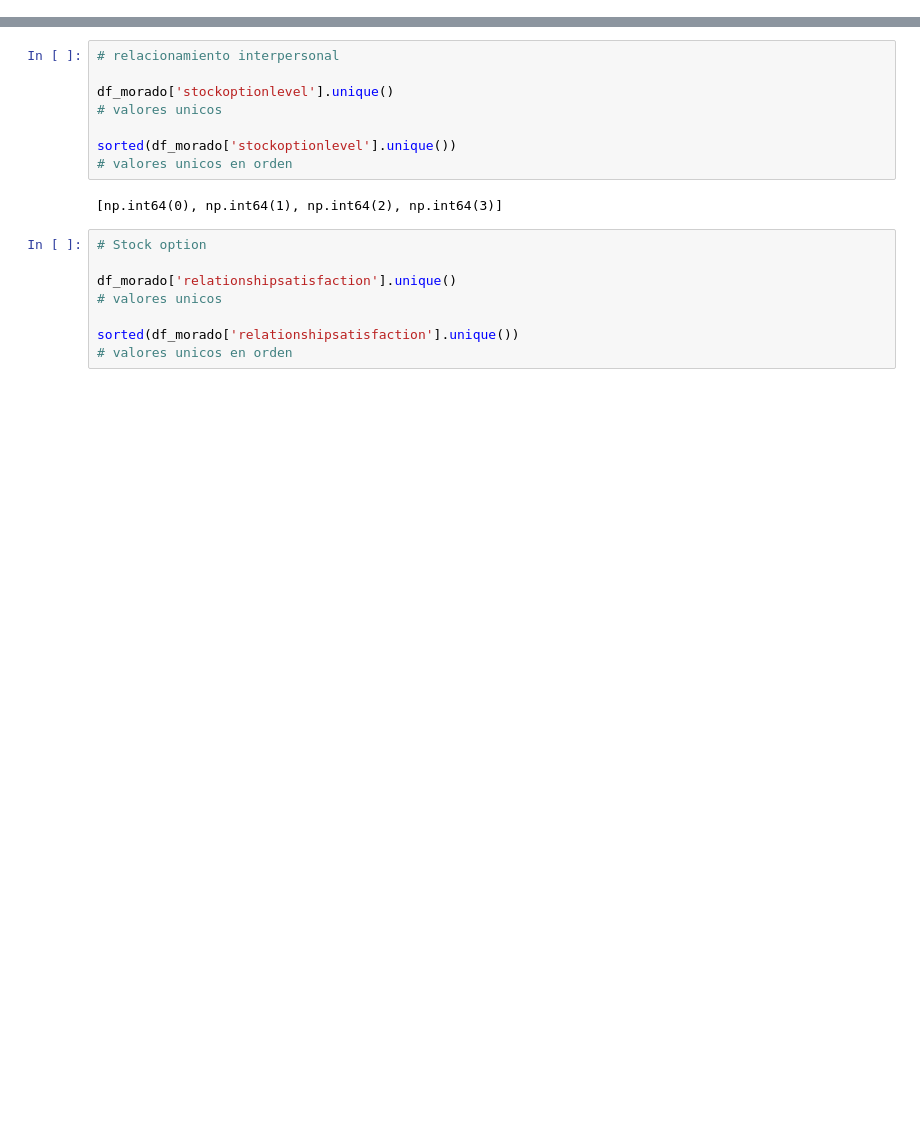
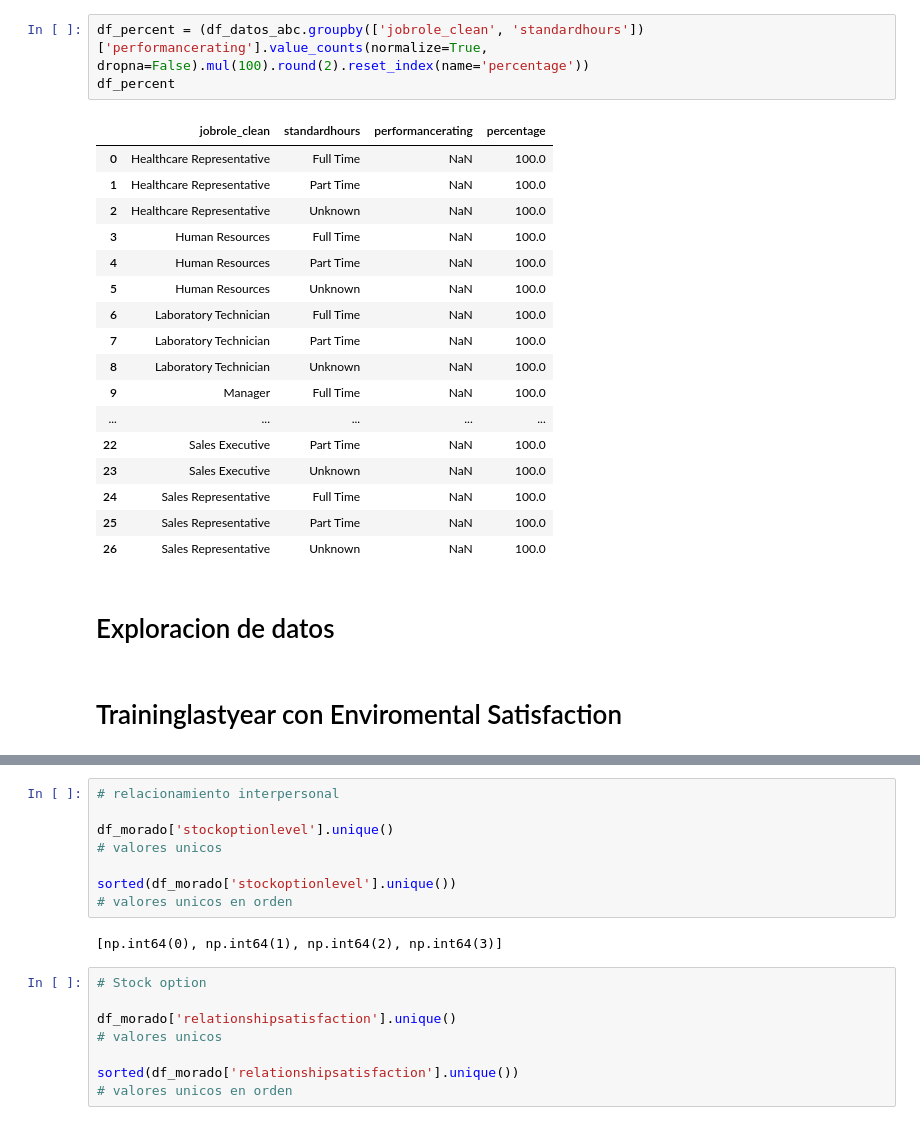
Before and after one commit to ana-nobre/Talent-Optimization-for-Corporation-HR-Data-Analytics, a Jupyter notebook: exploracion_morado.ipynb, the cells around one changed output, grey strips where cells are left out. Cells and saved outputs as stored; diff of their text form; blank space fills up the shorter version.

```diff
--- a/exploracion_morado.ipynb
+++ b/exploracion_morado.ipynb
@@ -26,0 +155,25 @@ Index(['age', 'attrition', 'businesstravel', 'dailyrate', 'department', 'distanc
+# %%
+df_percent = (df_datos_abc.groupby(['jobrole_clean', 'standardhours'])['performancerating'].value_counts(normalize=True, dropna=False).mul(100).round(2).reset_index(name='percentage'))
+df_percent
+# %% [output]
+|  | jobrole_clean | standardhours | performancerating | percentage |
+| 0 | Healthcare Representative | Full Time | NaN | 100.0 |
+| 1 | Healthcare Representative | Part Time | NaN | 100.0 |
+| 2 | Healthcare Representative | Unknown | NaN | 100.0 |
+| 3 | Human Resources | Full Time | NaN | 100.0 |
+| 4 | Human Resources | Part Time | NaN | 100.0 |
+| 5 | Human Resources | Unknown | NaN | 100.0 |
+| 6 | Laboratory Technician | Full Time | NaN | 100.0 |
+| 7 | Laboratory Technician | Part Time | NaN | 100.0 |
+| 8 | Laboratory Technician | Unknown | NaN | 100.0 |
+| 9 | Manager | Full Time | NaN | 100.0 |
+| ... | ... | ... | ... | ... |
+| 22 | Sales Executive | Part Time | NaN | 100.0 |
+| 23 | Sales Executive | Unknown | NaN | 100.0 |
+| 24 | Sales Representative | Full Time | NaN | 100.0 |
+| 25 | Sales Representative | Part Time | NaN | 100.0 |
+| 26 | Sales Representative | Unknown | NaN | 100.0 |
+# %% [markdown]
+# Exploracion de datos
+# %% [markdown]
+# Traininglastyear con Enviromental Satisfaction
```
Also changed, not shown: parts of 64 cells of this notebook, 1 other file.
